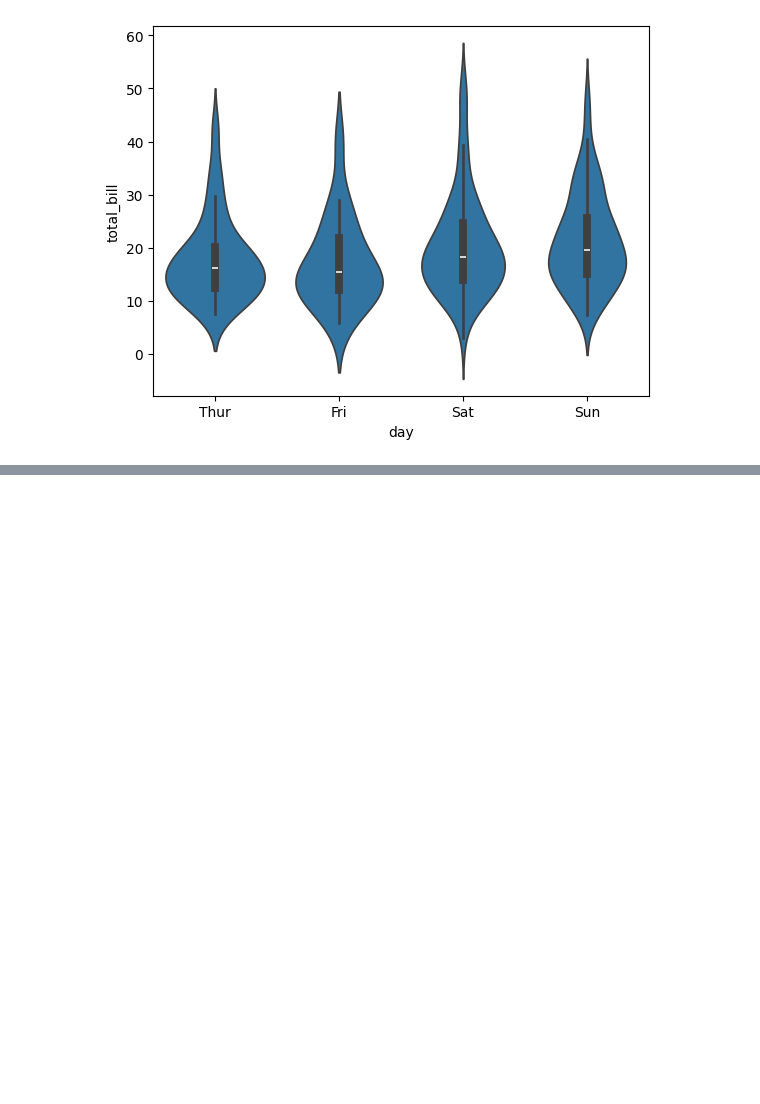
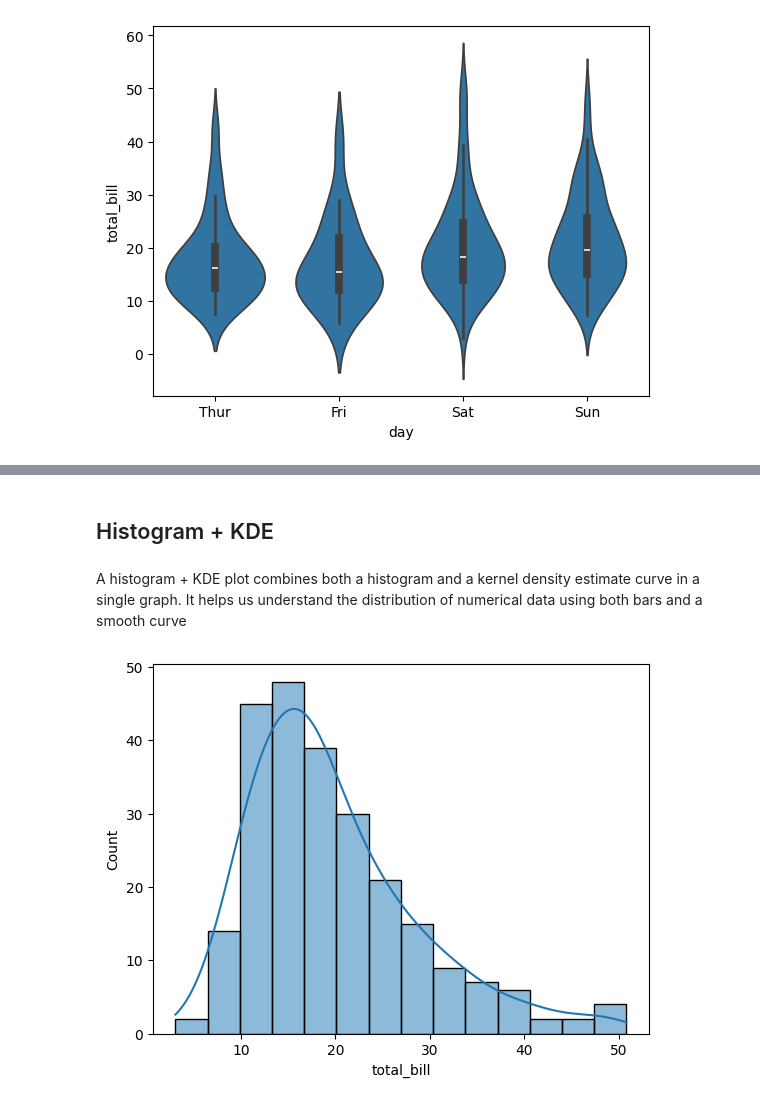
Before and after one commit to ftmshifa777/Seaborn-Visualization, a Jupyter notebook: Seaborn.ipynb, the cells around one changed output, grey strips where cells are left out. Saved outputs shown, nothing was run; the diff lists cells and outputs as text; code cells hidden in the pictures; blank space fills up the shorter version.

```diff
--- a/Seaborn.ipynb
+++ b/Seaborn.ipynb
@@ -171,0 +203,10 @@ plt.show()
+# %% [markdown]
+## Histogram + KDE
+# %% [markdown]
+A histogram + KDE plot combines both a histogram and a kernel density estimate curve in a single graph. It helps us understand the distribution of numerical data using both bars and a smooth curve
+# %%
+sns.histplot(data=df,x='total_bill',kde=True)
+
+plt.show()
+# %% [output]
+[figure, added]
```
Also changed, not shown: parts of 10 cells of this notebook.
